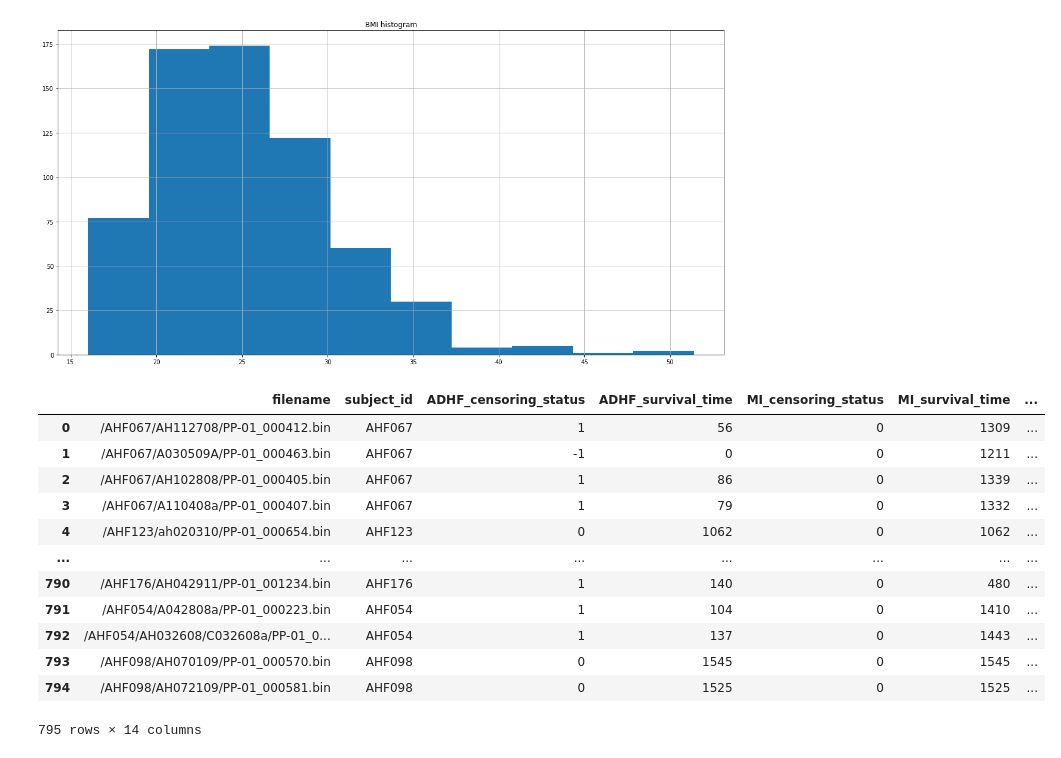
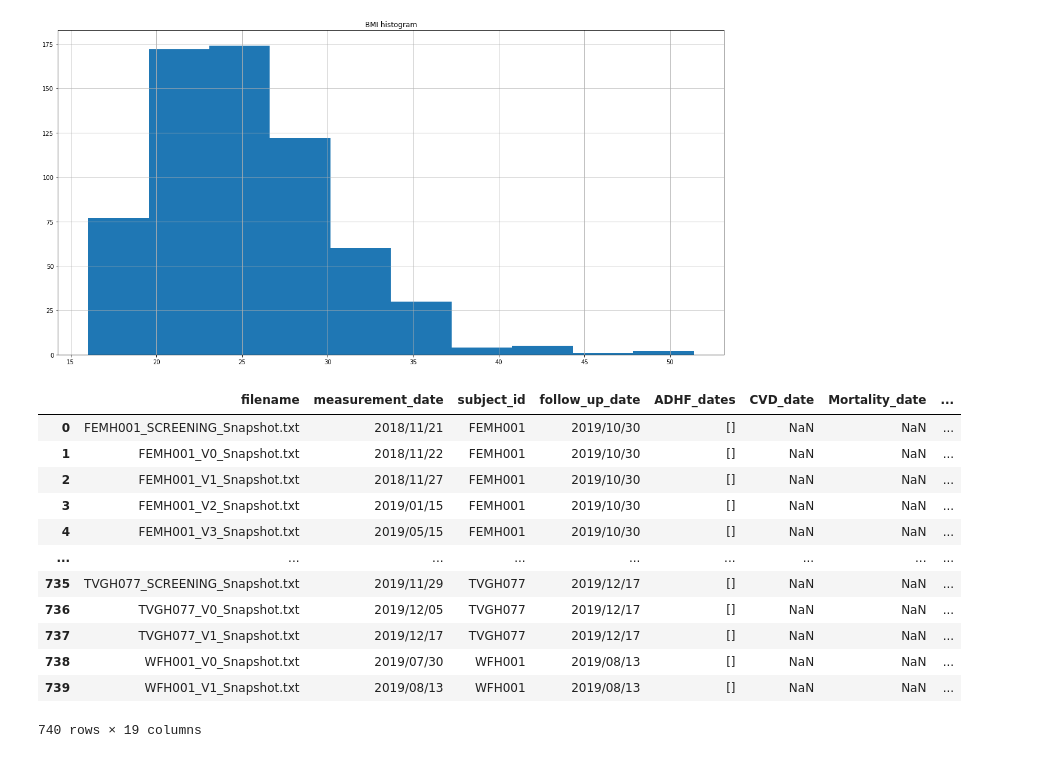
Before and after one commit to writerwriter/ekg, a Jupyter notebook: notebooks/data_visualization.ipynb, the cells around one changed output. Drawn from its saved outputs; the diff is of its cells as text; code cells hidden in the pictures.

```diff
--- a/notebooks/data_visualization.ipynb
+++ b/notebooks/data_visualization.ipynb
@@ -182,20 +182,20 @@ plt.show()
 [figure]
 [figure]
 # %%
-df = pd.read_csv('../data/big_exam/abnormal_event.csv')
+df = pd.read_csv('../data/audicor_10s/abnormal_event.csv')
 df
 # %% [output]
-|  | filename | subject_id | ADHF_censoring_status | ADHF_survival_time | MI_censoring_status | MI_survival_time | ... |
-| 0 | /AHF067/AH112708/PP-01_000412.bin | AHF067 | 1 | 56 | 0 | 1309 | ... |
-| 1 | /AHF067/A030509A/PP-01_000463.bin | AHF067 | -1 | 0 | 0 | 1211 | ... |
-| 2 | /AHF067/AH102808/PP-01_000405.bin | AHF067 | 1 | 86 | 0 | 1339 | ... |
-| 3 | /AHF067/A110408a/PP-01_000407.bin | AHF067 | 1 | 79 | 0 | 1332 | ... |
-| 4 | /AHF123/ah020310/PP-01_000654.bin | AHF123 | 0 | 1062 | 0 | 1062 | ... |
-| ... | ... | ... | ... | ... | ... | ... | ... |
-| 790 | /AHF176/AH042911/PP-01_001234.bin | AHF176 | 1 | 140 | 0 | 480 | ... |
-| 791 | /AHF054/A042808a/PP-01_000223.bin | AHF054 | 1 | 104 | 0 | 1410 | ... |
-| 792 | /AHF054/AH032608/C032608a/PP-01_0... | AHF054 | 1 | 137 | 0 | 1443 | ... |
-| 793 | /AHF098/AH070109/PP-01_000570.bin | AHF098 | 0 | 1545 | 0 | 1545 | ... |
-| 794 | /AHF098/AH072109/PP-01_000581.bin | AHF098 | 0 | 1525 | 0 | 1525 | ... |
+|  | filename | measurement_date | subject_id | follow_up_date | ADHF_dates | CVD_date | Mortality_date | ... |
+| 0 | FEMH001_SCREENING_Snapshot.txt | 2018/11/21 | FEMH001 | 2019/10/30 | [] | NaN | NaN | ... |
+| 1 | FEMH001_V0_Snapshot.txt | 2018/11/22 | FEMH001 | 2019/10/30 | [] | NaN | NaN | ... |
+| 2 | FEMH001_V1_Snapshot.txt | 2018/11/27 | FEMH001 | 2019/10/30 | [] | NaN | NaN | ... |
+| 3 | FEMH001_V2_Snapshot.txt | 2019/01/15 | FEMH001 | 2019/10/30 | [] | NaN | NaN | ... |
+| 4 | FEMH001_V3_Snapshot.txt | 2019/05/15 | FEMH001 | 2019/10/30 | [] | NaN | NaN | ... |
+| ... | ... | ... | ... | ... | ... | ... | ... | ... |
+| 735 | TVGH077_SCREENING_Snapshot.txt | 2019/11/29 | TVGH077 | 2019/12/17 | [] | NaN | NaN | ... |
+| 736 | TVGH077_V0_Snapshot.txt | 2019/12/05 | TVGH077 | 2019/12/17 | [] | NaN | NaN | ... |
+| 737 | TVGH077_V1_Snapshot.txt | 2019/12/17 | TVGH077 | 2019/12/17 | [] | NaN | NaN | ... |
+| 738 | WFH001_V0_Snapshot.txt | 2019/07/30 | WFH001 | 2019/08/13 | [] | NaN | NaN | ... |
+| 739 | WFH001_V1_Snapshot.txt | 2019/08/13 | WFH001 | 2019/08/13 | [] | NaN | NaN | ... |
-795 rows × 14 columns
+740 rows × 19 columns
 # %%
```
Also changed, not shown: parts of 11 cells of this notebook, 6 other files.
